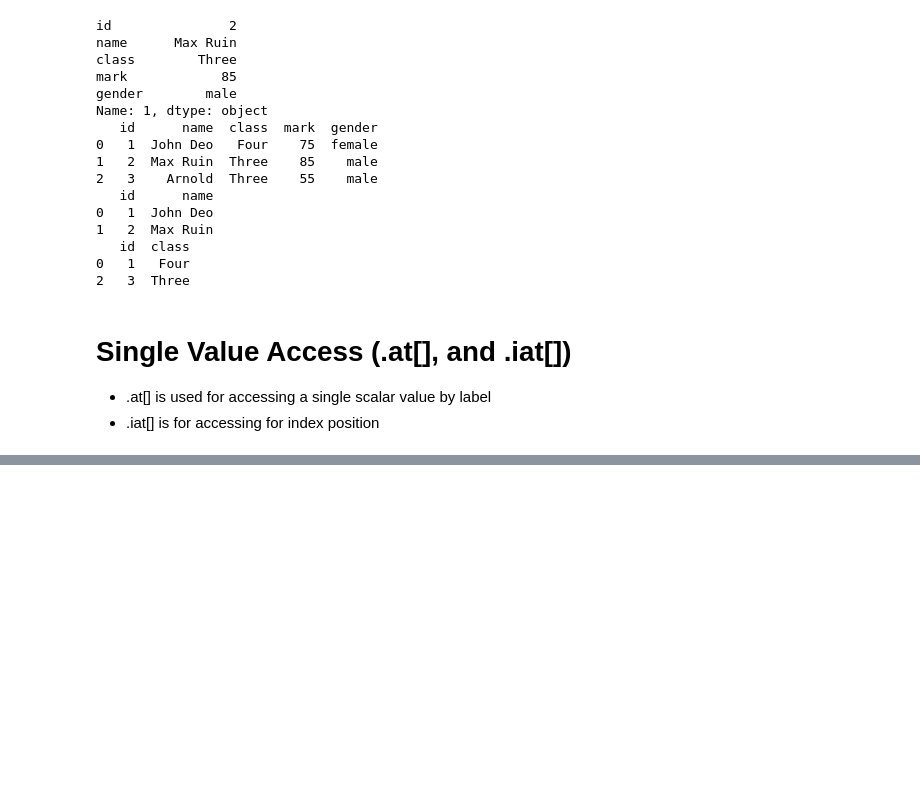
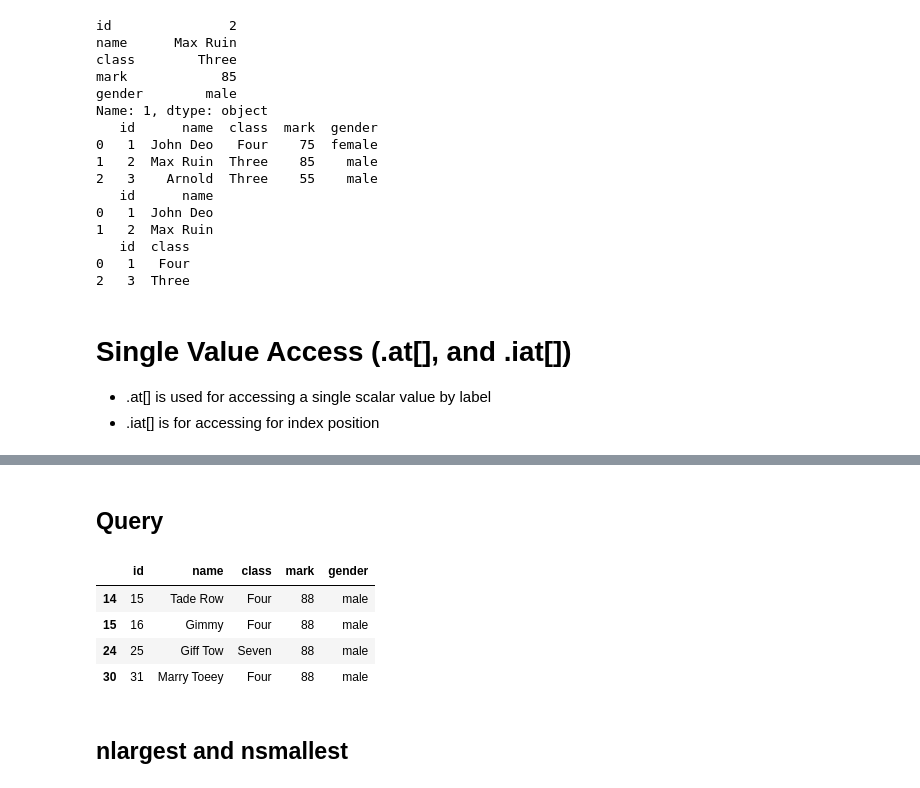
Before and after one commit to SereneSkyy/Python-Programming, a Jupyter notebook: W3_Python.ipynb, the cells around one changed output, grey strips where cells are left out. Saved outputs shown, nothing was run; the diff lists cells and outputs as text; code cells hidden in the pictures; blank space fills up the shorter version.

```diff
--- a/W3_Python.ipynb
+++ b/W3_Python.ipynb
@@ -220,0 +325,15 @@ Max Ruin
+# %% [markdown]
+## Query
+# %%
+# filter students with marks above 85 and gender is 'male'
+
+query_filter = students.query(" mark > 85 and gender == 'male'")
+query_filter.head()
+# %% [output]
+|  | id | name | class | mark | gender |
+| 14 | 15 | Tade Row | Four | 88 | male |
+| 15 | 16 | Gimmy | Four | 88 | male |
+| 24 | 25 | Giff Tow | Seven | 88 | male |
+| 30 | 31 | Marry Toeey | Four | 88 | male |
+# %% [markdown]
+## nlargest and nsmallest
```
Also changed, not shown: parts of 19 cells of this notebook, 10 other files.
